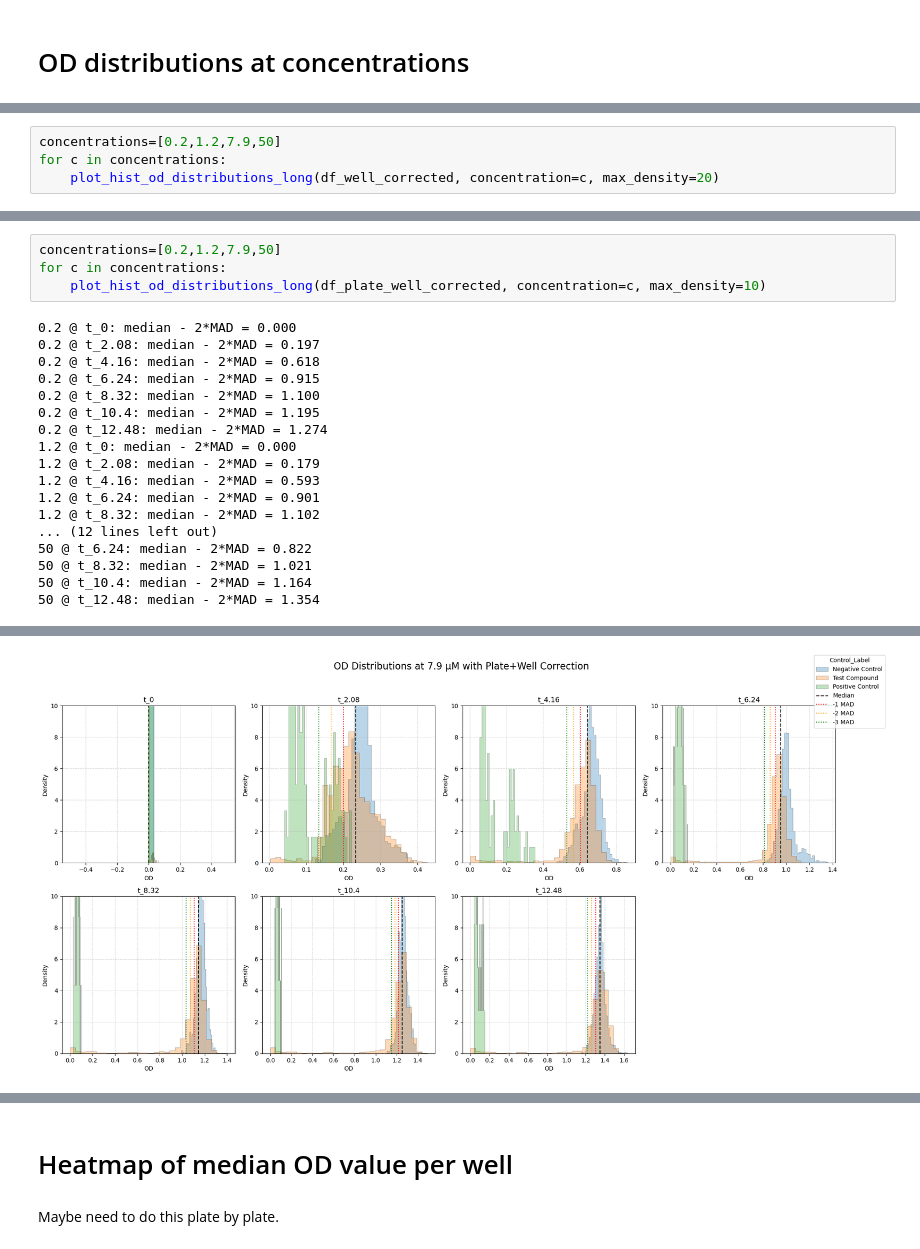
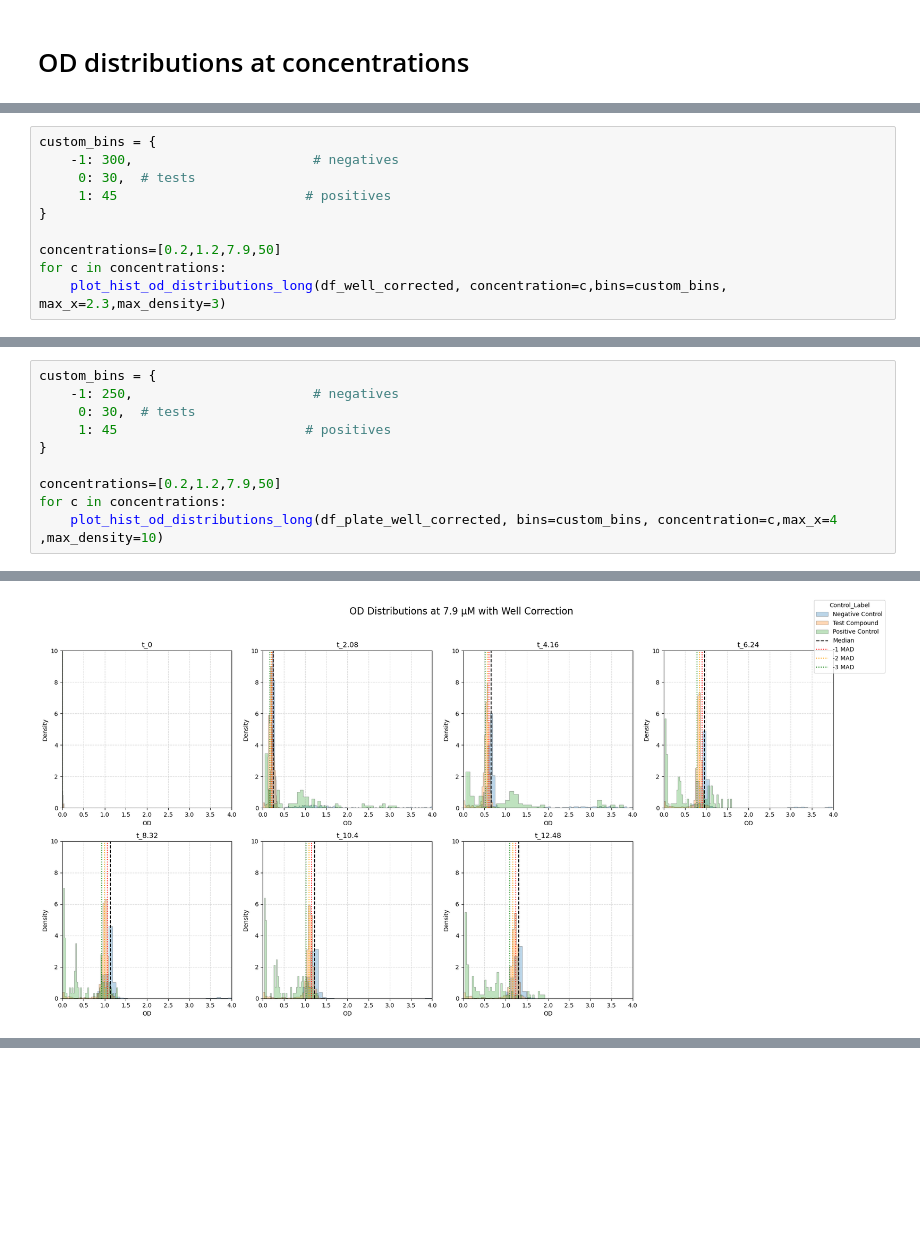
Before and after one commit to ethankreuzer/local_growthcurve, a Jupyter notebook: Well_Plate_effects.ipynb, the cells around one changed output, grey strips where cells are left out. Drawn from its saved outputs; the diff is of its cells as text; blank space fills up the shorter version.

```diff
--- a/Well_Plate_effects.ipynb
+++ b/Well_Plate_effects.ipynb
@@ -834,5 +856,11 @@ array([ 0.2,  1.2, 50. ,  7.9])
 # %%
+custom_bins = {
+    -1: 300,                       # negatives
+     0: 30,  # tests
+     1: 45                        # positives
+}
+
 concentrations=[0.2,1.2,7.9,50]
 for c in concentrations:
-    plot_hist_od_distributions_long(df_well_corrected, concentration=c, max_density=20)
+    plot_hist_od_distributions_long(df_well_corrected, concentration=c,bins=custom_bins, max_x=2.3,max_density=3)
 # %% [output]
@@ -860,22 +871,11 @@ for c in concentrations:
 # %%
+custom_bins = {
+    -1: 250,                       # negatives
+     0: 30,  # tests
+     1: 45                        # positives
+}
+
 concentrations=[0.2,1.2,7.9,50]
 for c in concentrations:
-    plot_hist_od_distributions_long(df_plate_well_corrected, concentration=c, max_density=10)
+    plot_hist_od_distributions_long(df_plate_well_corrected, bins=custom_bins, concentration=c,max_x=4 ,max_density=10)
 # %% [output]
-0.2 @ t_0: median - 2*MAD = 0.000
-0.2 @ t_2.08: median - 2*MAD = 0.197
-0.2 @ t_4.16: median - 2*MAD = 0.618
-0.2 @ t_6.24: median - 2*MAD = 0.915
-0.2 @ t_8.32: median - 2*MAD = 1.100
-0.2 @ t_10.4: median - 2*MAD = 1.195
-0.2 @ t_12.48: median - 2*MAD = 1.274
-1.2 @ t_0: median - 2*MAD = 0.000
-1.2 @ t_2.08: median - 2*MAD = 0.179
-1.2 @ t_4.16: median - 2*MAD = 0.593
-1.2 @ t_6.24: median - 2*MAD = 0.901
-1.2 @ t_8.32: median - 2*MAD = 1.102
-... (12 lines left out)
-50 @ t_6.24: median - 2*MAD = 0.822
-50 @ t_8.32: median - 2*MAD = 1.021
-50 @ t_10.4: median - 2*MAD = 1.164
-50 @ t_12.48: median - 2*MAD = 1.354
@@ -884 +884 @@ for c in concentrations:
-[figure, old version]
+[figure, new version]
@@ -886,4 +885,0 @@ for c in concentrations:
-# %% [markdown]
-# Heatmap of median OD value per well
-# %% [markdown]
-Maybe need to do this plate by plate.
```
Also changed, not shown: parts of 40 cells of this notebook.
